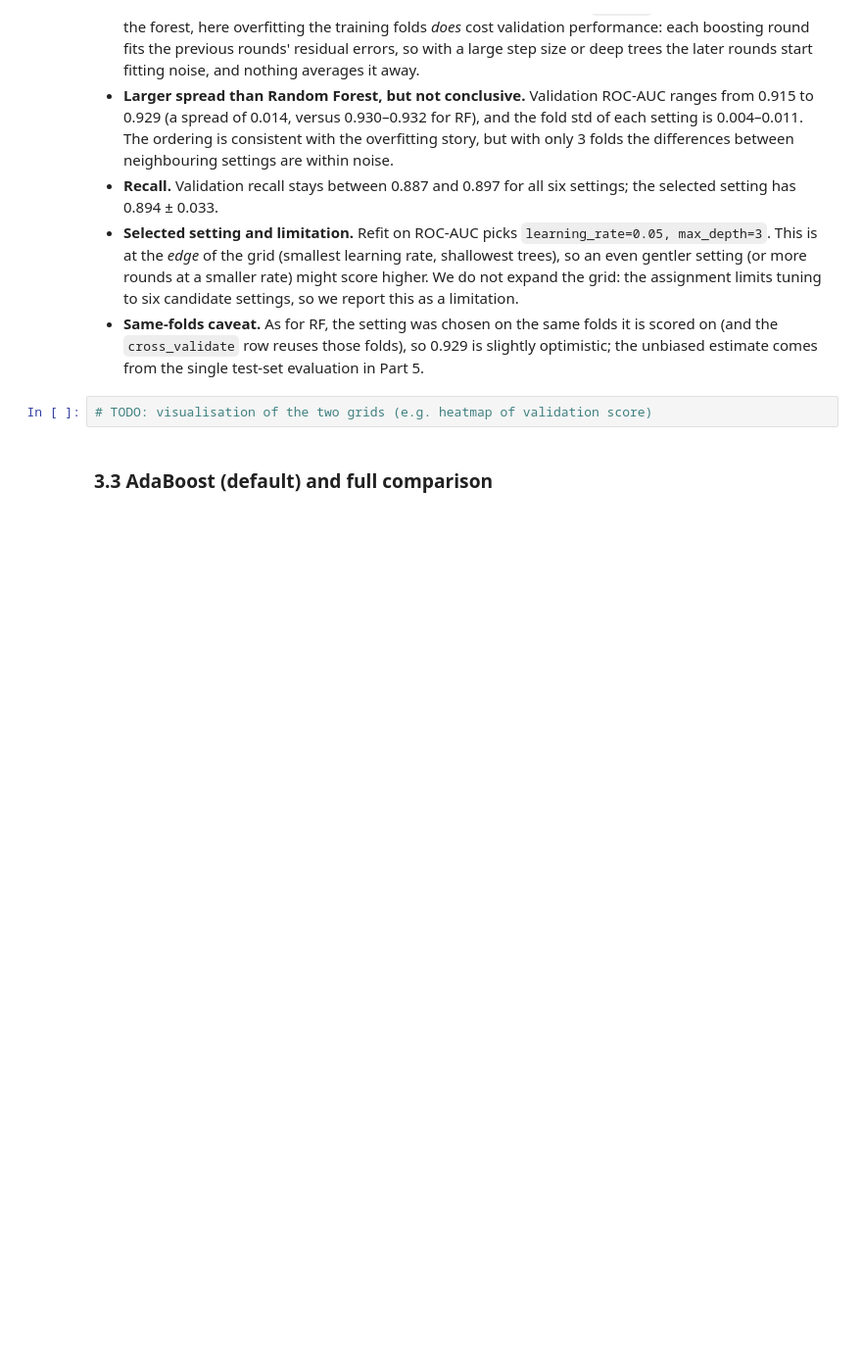
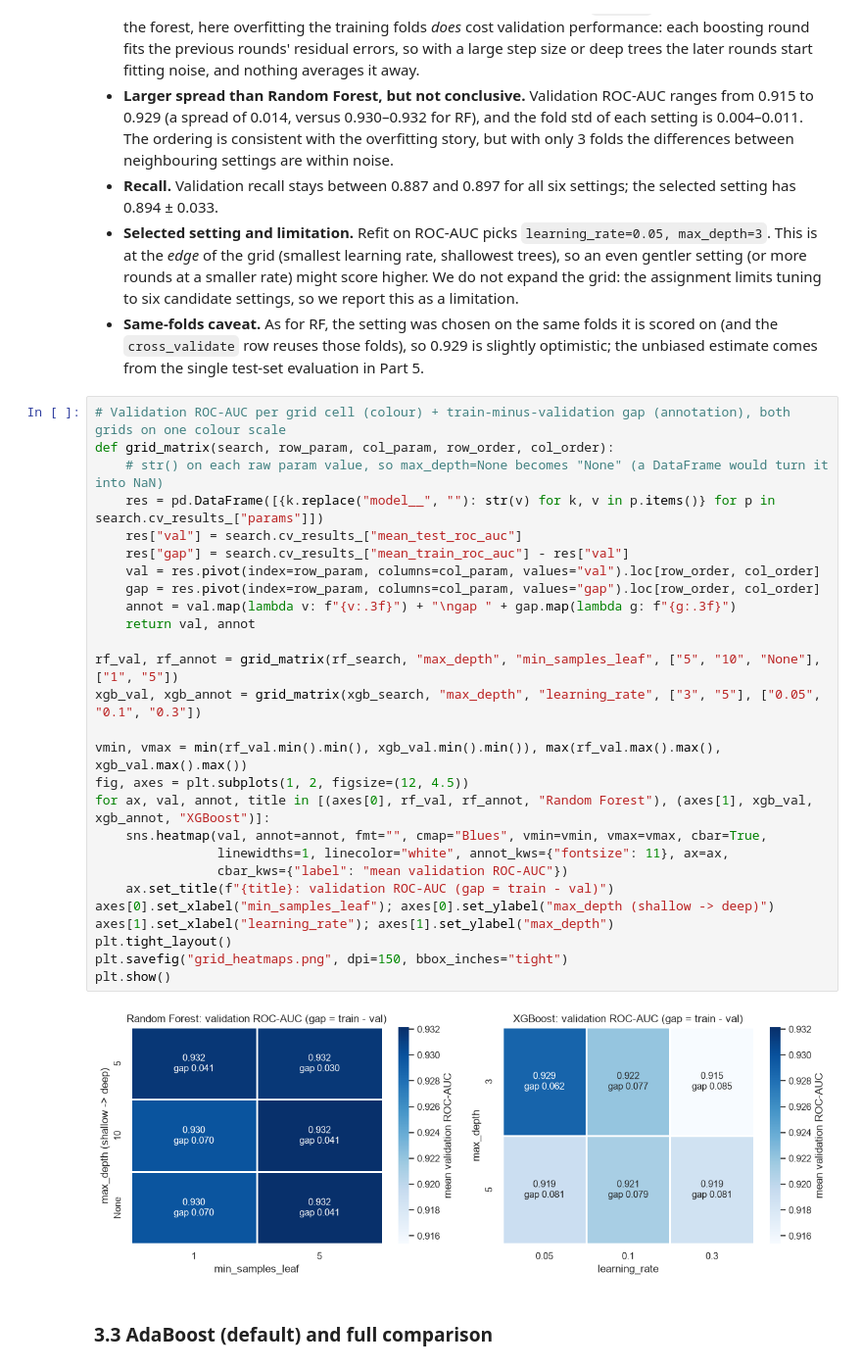
Before and after one commit to alhaiqi/eece-490-assignment, a Jupyter notebook: Member2_Models_SMOTENC.ipynb, the cells around one changed output. Shown at 98% size. Drawn from its saved outputs; the diff is of its cells as text; blank space fills up the shorter version.

```diff
--- a/Member2_Models_SMOTENC.ipynb
+++ b/Member2_Models_SMOTENC.ipynb
@@ -155,7 +158,34 @@ Best XGB params: {'model__learning_rate': 0.05, 'model__max_depth': 3} | mean va
 - **Selected setting and limitation.** Refit on ROC-AUC picks `learning_rate=0.05, max_depth=3`. This is at the *edge* of the grid (smallest learning rate, shallowest trees), so an even gentler setting (or more rounds at a smaller rate) might score higher. We do not expand the grid: the assignment limits tuning to six candidate settings, so we report this as a limitation.
 - **Same-folds caveat.** As for RF, the setting was chosen on the same folds it is scored on (and the `cross_validate` row reuses those folds), so 0.929 is slightly optimistic; the unbiased estimate comes from the single test-set evaluation in Part 5.
 # %%
-# TODO: visualisation of the two grids (e.g. heatmap of validation score)
+# Validation ROC-AUC per grid cell (colour) + train-minus-validation gap (annotation), both grids on one colour scale
+def grid_matrix(search, row_param, col_param, row_order, col_order):
+    # str() on each raw param value, so max_depth=None becomes "None" (a DataFrame would turn it into NaN)
+    res = pd.DataFrame([{k.replace("model__", ""): str(v) for k, v in p.items()} for p in search.cv_results_["params"]])
+    res["val"] = search.cv_results_["mean_test_roc_auc"]
+    res["gap"] = search.cv_results_["mean_train_roc_auc"] - res["val"]
+    val = res.pivot(index=row_param, columns=col_param, values="val").loc[row_order, col_order]
+    gap = res.pivot(index=row_param, columns=col_param, values="gap").loc[row_order, col_order]
+    annot = val.map(lambda v: f"{v:.3f}") + "\ngap " + gap.map(lambda g: f"{g:.3f}")
+    return val, annot
+
+rf_val, rf_annot = grid_matrix(rf_search, "max_depth", "min_samples_leaf", ["5", "10", "None"], ["1", "5"])
+xgb_val, xgb_annot = grid_matrix(xgb_search, "max_depth", "learning_rate", ["3", "5"], ["0.05", "0.1", "0.3"])
+
+vmin, vmax = min(rf_val.min().min(), xgb_val.min().min()), max(rf_val.max().max(), xgb_val.max().max())
+fig, axes = plt.subplots(1, 2, figsize=(12, 4.5))
+for ax, val, annot, title in [(axes[0], rf_val, rf_annot, "Random Forest"), (axes[1], xgb_val, xgb_annot, "XGBoost")]:
+    sns.heatmap(val, annot=annot, fmt="", cmap="Blues", vmin=vmin, vmax=vmax, cbar=True,
+                linewidths=1, linecolor="white", annot_kws={"fontsize": 11}, ax=ax,
+                cbar_kws={"label": "mean validation ROC-AUC"})
+    ax.set_title(f"{title}: validation ROC-AUC (gap = train - val)")
+axes[0].set_xlabel("min_samples_leaf"); axes[0].set_ylabel("max_depth (shallow -> deep)")
+axes[1].set_xlabel("learning_rate"); axes[1].set_ylabel("max_depth")
+plt.tight_layout()
+plt.savefig("grid_heatmaps.png", dpi=150, bbox_inches="tight")
+plt.show()
+# %% [output]
+[figure, added]
 # %% [markdown]
 ### 3.3 AdaBoost (default) and full comparison
 # %%
```
Also changed, not shown: parts of 13 cells of this notebook, 1 other file.
